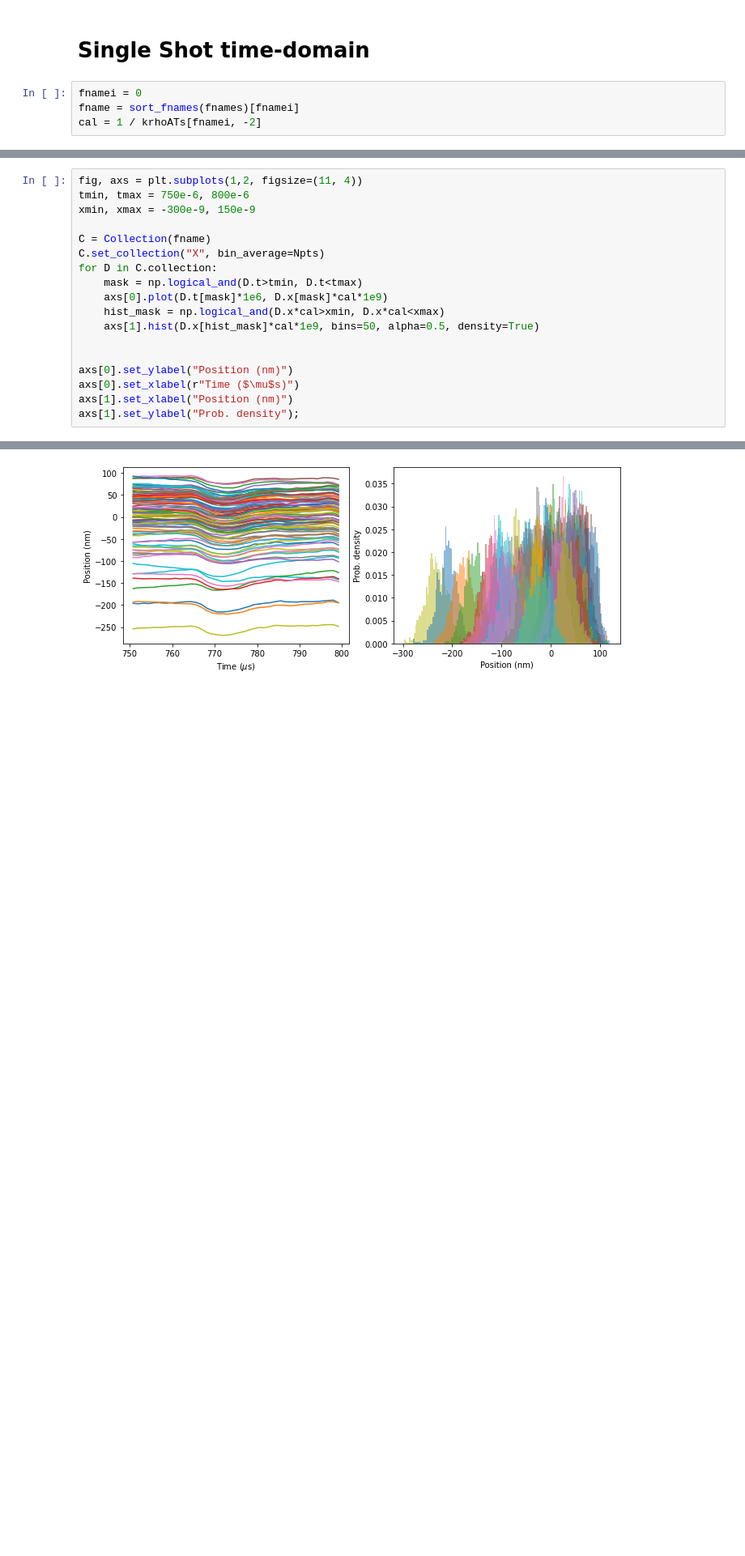
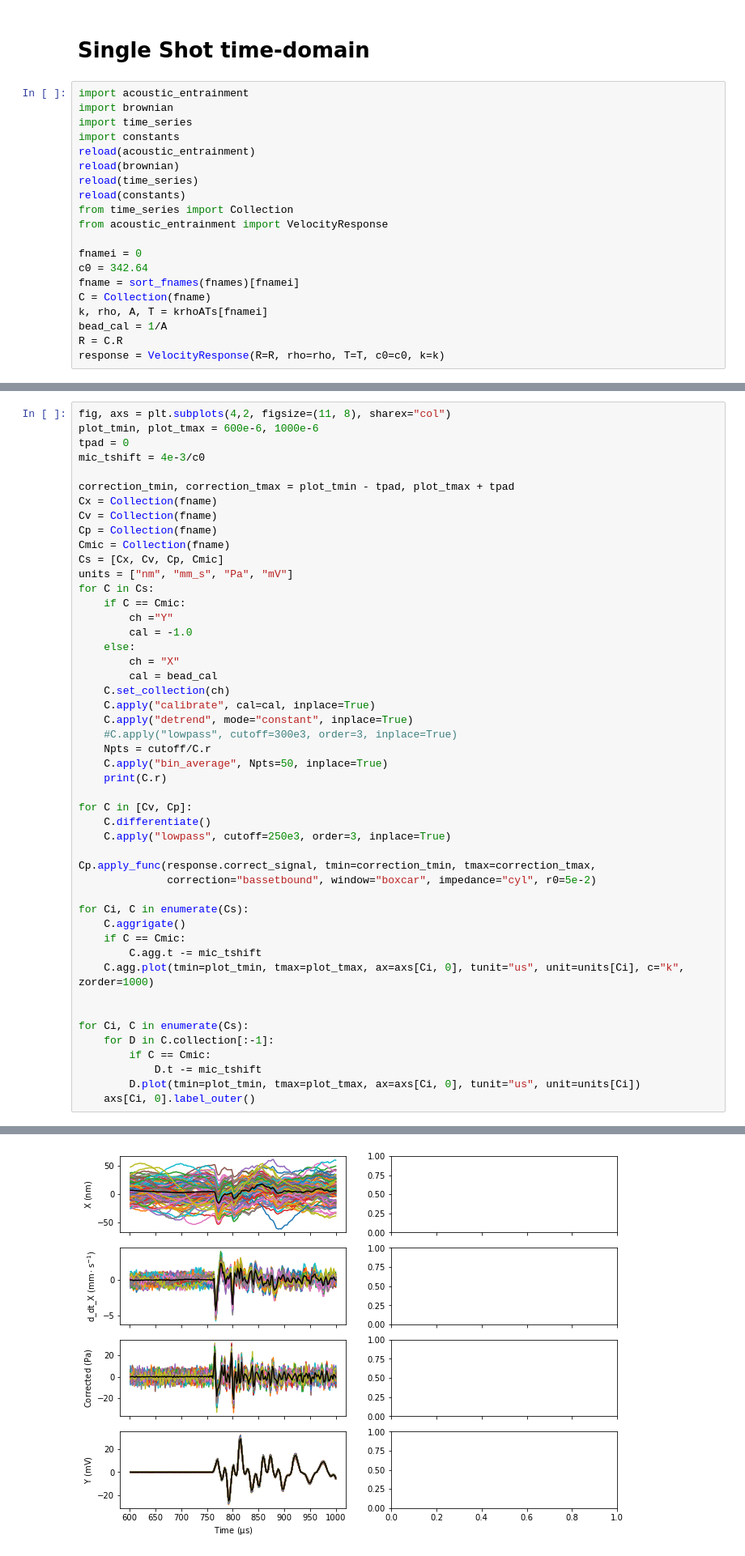
Before and after one commit to lhillber/brownian, a Jupyter notebook: notebooks/translating_laser_sound-source.ipynb, the cells around one changed output, grey strips where cells are left out. Shown at 81% size. Saved outputs shown, nothing was run; the diff lists cells and outputs as text; blank space fills up the shorter version.

Commit message:
time series sound processing updates

```diff
--- a/notebooks/translating_laser_sound-source.ipynb
+++ b/notebooks/translating_laser_sound-source.ipynb
@@ -285,6 +293,22 @@ plt.loglog(poses[1:], 3000/poses[1:]**2)
 # %% [markdown]
 # Single Shot time-domain
 # %%
+import acoustic_entrainment
+import brownian
+import time_series
+import constants
+reload(acoustic_entrainment)
+reload(brownian)
+reload(time_series)
+reload(constants)
+from time_series import Collection
+from acoustic_entrainment import VelocityResponse
+
 fnamei = 0
+c0 = 342.64
 fname = sort_fnames(fnames)[fnamei]
-cal = 1 / krhoATs[fnamei, -2]
+C = Collection(fname)
+k, rho, A, T = krhoATs[fnamei]
+bead_cal = 1/A
+R = C.R
+response = VelocityResponse(R=R, rho=rho, T=T, c0=c0, k=k)
@@ -291,19 +319,49 @@ cal = 1 / krhoATs[fnamei, -2]
 # %%
-fig, axs = plt.subplots(1,2, figsize=(11, 4))
-tmin, tmax = 750e-6, 800e-6
-xmin, xmax = -300e-9, 150e-9
+fig, axs = plt.subplots(4,2, figsize=(11, 8), sharex="col")
+plot_tmin, plot_tmax = 600e-6, 1000e-6
+tpad = 0
+mic_tshift = 4e-3/c0
 
-C = Collection(fname)
-C.set_collection("X", bin_average=Npts)
-for D in C.collection:
-    mask = np.logical_and(D.t>tmin, D.t<tmax)
-    axs[0].plot(D.t[mask]*1e6, D.x[mask]*cal*1e9)
-    hist_mask = np.logical_and(D.x*cal>xmin, D.x*cal<xmax)
-    axs[1].hist(D.x[hist_mask]*cal*1e9, bins=50, alpha=0.5, density=True)
+correction_tmin, correction_tmax = plot_tmin - tpad, plot_tmax + tpad
+Cx = Collection(fname)
+Cv = Collection(fname)
+Cp = Collection(fname)
+Cmic = Collection(fname)
+Cs = [Cx, Cv, Cp, Cmic]
+units = ["nm", "mm_s", "Pa", "mV"]
+for C in Cs:
+    if C == Cmic:
+        ch ="Y"
+        cal = -1.0
+    else:
+        ch = "X"
+        cal = bead_cal
+    C.set_collection(ch)
+    C.apply("calibrate", cal=cal, inplace=True)
+    C.apply("detrend", mode="constant", inplace=True)
+    #C.apply("lowpass", cutoff=300e3, order=3, inplace=True)
+    Npts = cutoff/C.r
+    C.apply("bin_average", Npts=50, inplace=True)
+    print(C.r)
+
+for C in [Cv, Cp]:
+    C.differentiate()
+    C.apply("lowpass", cutoff=250e3, order=3, inplace=True)
+
+Cp.apply_func(response.correct_signal, tmin=correction_tmin, tmax=correction_tmax,
+              correction="bassetbound", window="boxcar", impedance="cyl", r0=5e-2)
+
+for Ci, C in enumerate(Cs):
+    C.aggrigate()
+    if C == Cmic:
+        C.agg.t -= mic_tshift
+    C.agg.plot(tmin=plot_tmin, tmax=plot_tmax, ax=axs[Ci, 0], tunit="us", unit=units[Ci], c="k", zorder=1000)
 
 
-axs[0].set_ylabel("Position (nm)")
-axs[0].set_xlabel(r"Time ($\mu$s)")
-axs[1].set_xlabel("Position (nm)")
-axs[1].set_ylabel("Prob. density");
+for Ci, C in enumerate(Cs):
+    for D in C.collection[:-1]:
+        if C == Cmic:
+            D.t -= mic_tshift
+        D.plot(tmin=plot_tmin, tmax=plot_tmax, ax=axs[Ci, 0], tunit="us", unit=units[Ci])
+    axs[Ci, 0].label_outer()
 # %% [output]
@@ -310 +372 @@ axs[1].set_ylabel("Prob. density");
-[figure, old version]
+[figure, new version]
```
Also changed, not shown: parts of 32 cells of this notebook, 8 other files.
